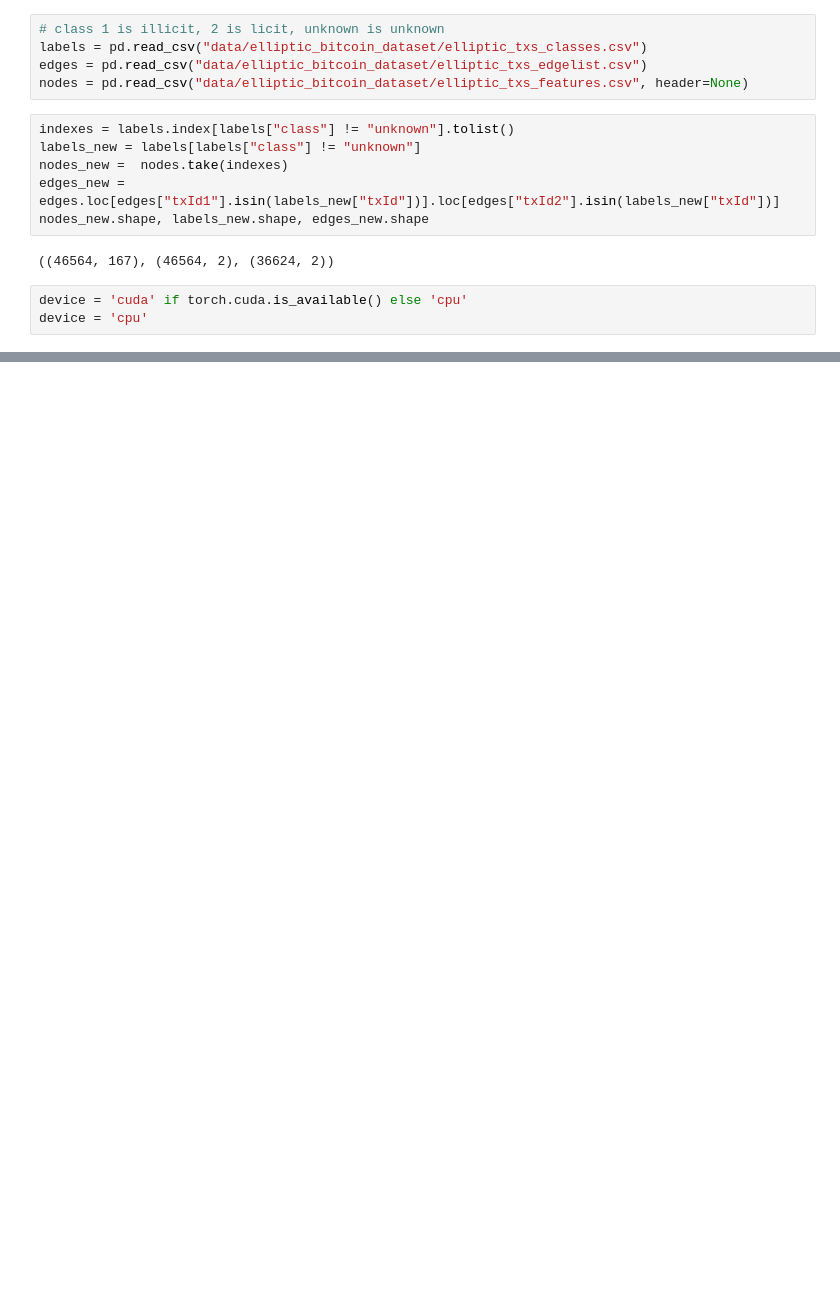
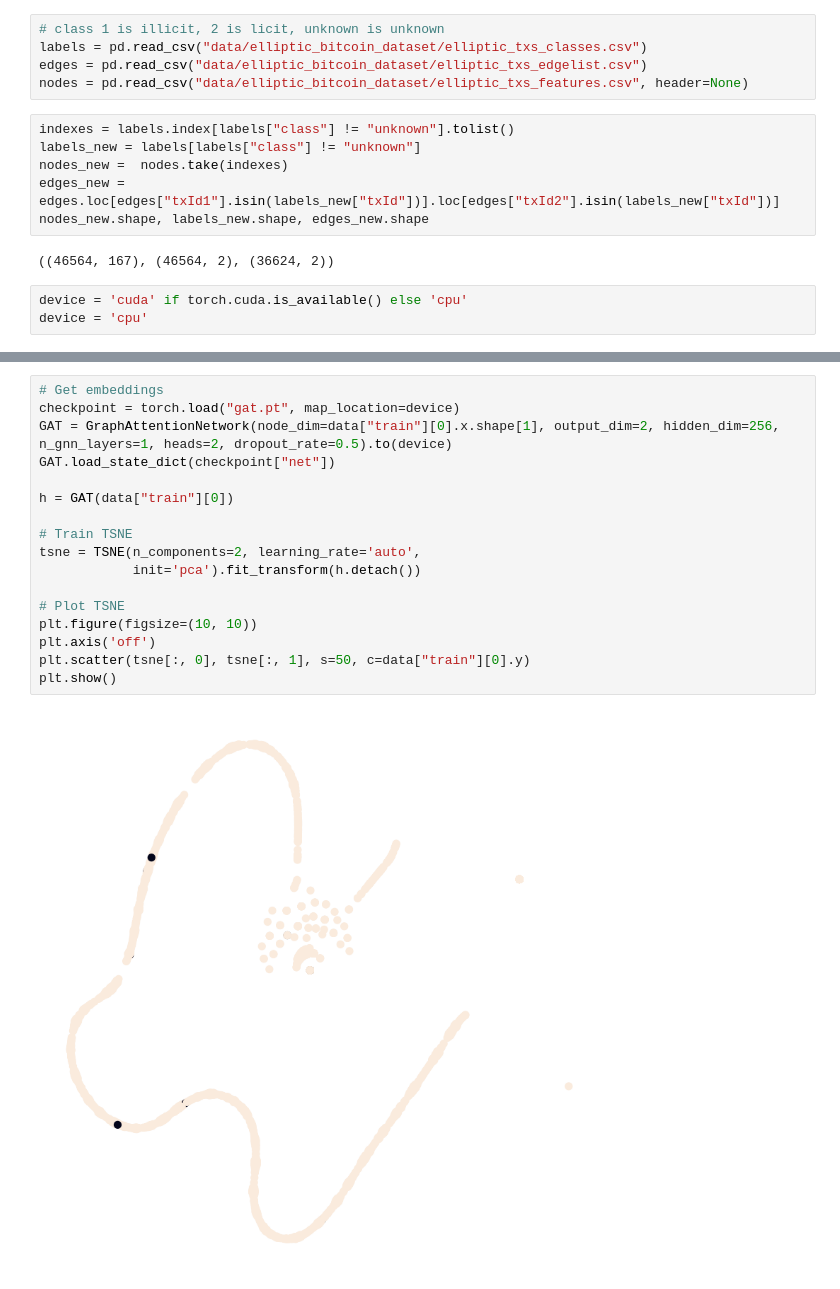
Before and after one commit to CachoobiDoobi/Anti-Money-Laundering-GNNs, a Jupyter notebook: Elliptic/main.ipynb, the cells around one changed output, grey strips where cells are left out. Cells and saved outputs as stored; diff of their text form; blank space fills up the shorter version.

```diff
--- a/Elliptic/main.ipynb
+++ b/Elliptic/main.ipynb
@@ -96,0 +178,19 @@ plt.show()
+# %%
+# Get embeddings
+checkpoint = torch.load("gat.pt", map_location=device)
+GAT = GraphAttentionNetwork(node_dim=data["train"][0].x.shape[1], output_dim=2, hidden_dim=256, n_gnn_layers=1, heads=2, dropout_rate=0.5).to(device)
+GAT.load_state_dict(checkpoint["net"])
+
+h = GAT(data["train"][0])
+
+# Train TSNE
+tsne = TSNE(n_components=2, learning_rate='auto',
+            init='pca').fit_transform(h.detach())
+
+# Plot TSNE
+plt.figure(figsize=(10, 10))
+plt.axis('off')
+plt.scatter(tsne[:, 0], tsne[:, 1], s=50, c=data["train"][0].y)
+plt.show()
+# %% [output]
+[figure, added]
```
Also changed, not shown: parts of 9 cells of this notebook, 2 other files.
